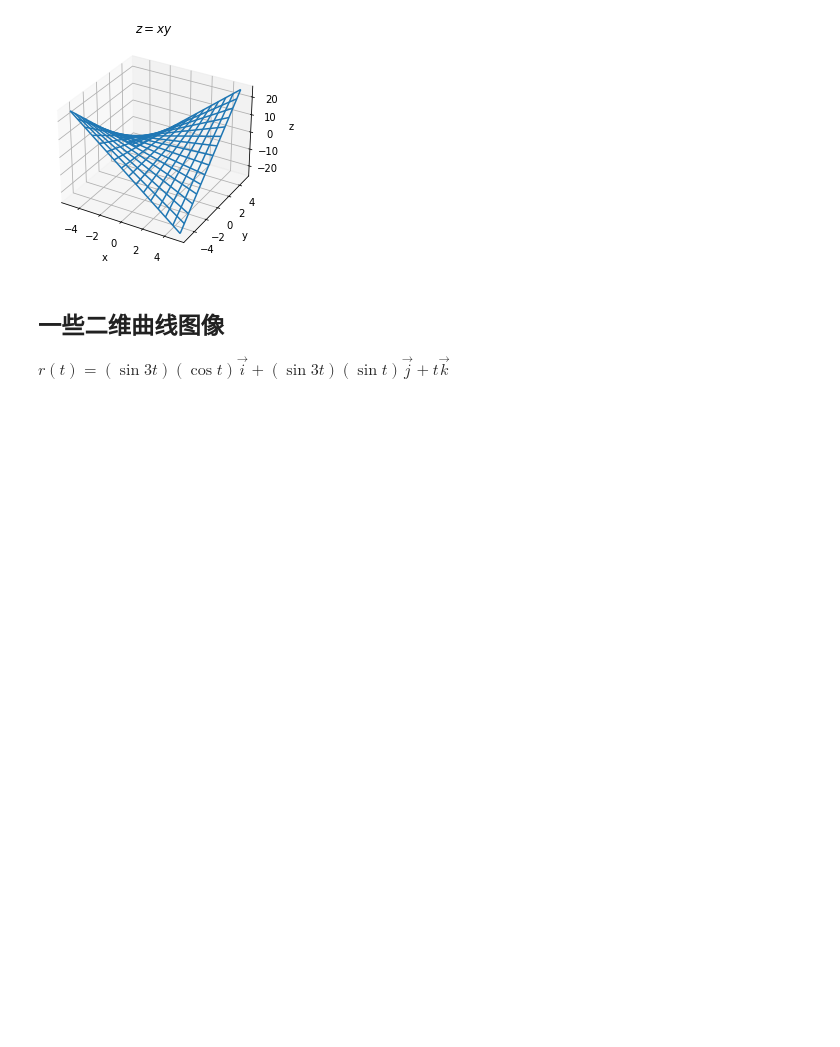
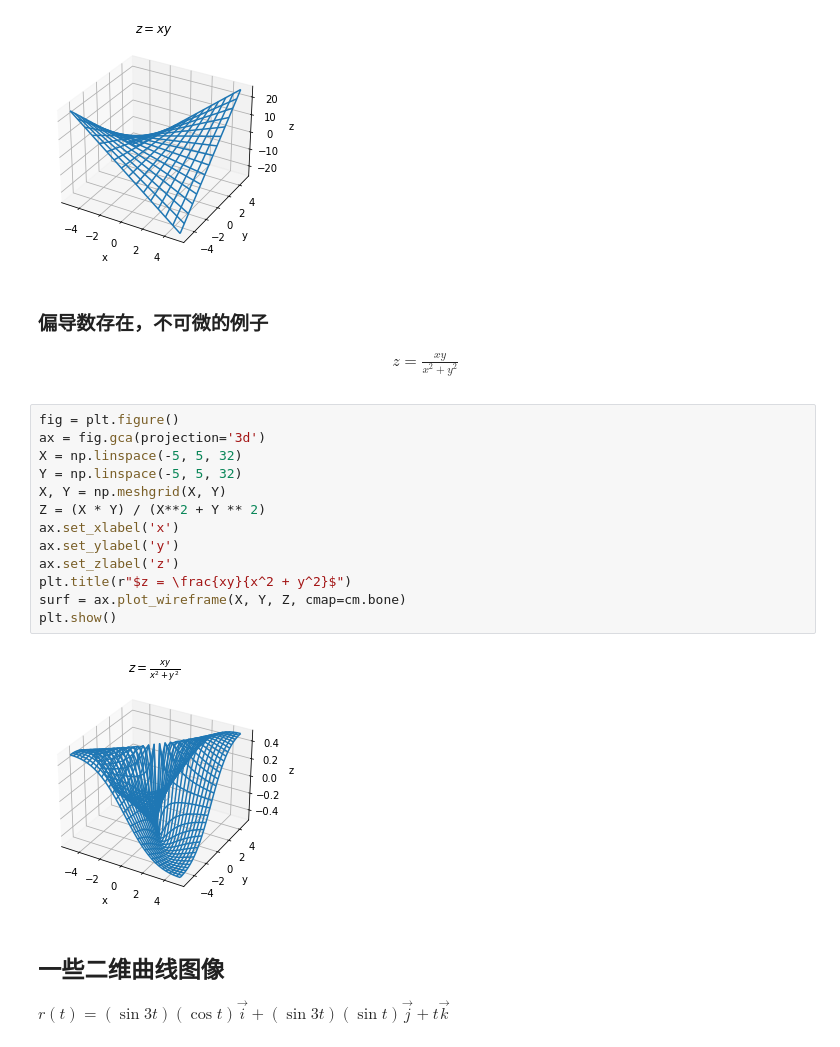
Before and after one commit to StevenBaby/archives, a Jupyter notebook: archives/数学理论/一些重要的函数图像.ipynb, the cells around one changed output. Cells and saved outputs as stored; diff of their text form; blank space fills up the shorter version.

Commit message:
update graph

```diff
--- a/archives/数学理论/一些重要的函数图像.ipynb
+++ b/archives/数学理论/一些重要的函数图像.ipynb
@@ -526,6 +526,29 @@ surf = ax.plot_wireframe(X, Y, Z, cmap=cm.Blues)
 plt.show()
 # %% [output]
 [figure]
+# %% [markdown]
+### 偏导数存在，不可微的例子
+
+$$
+\begin{aligned}
+z = \frac{xy}{x^2 + y^2}
+\end{aligned}
+$$
+# %%
+fig = plt.figure()
+ax = fig.gca(projection='3d')
+X = np.linspace(-5, 5, 32)
+Y = np.linspace(-5, 5, 32)
+X, Y = np.meshgrid(X, Y)
+Z = (X * Y) / (X**2 + Y ** 2)
+ax.set_xlabel('x')
+ax.set_ylabel('y')
+ax.set_zlabel('z')
+plt.title(r"$z = \frac{xy}{x^2 + y^2}$")
+surf = ax.plot_wireframe(X, Y, Z, cmap=cm.bone)
+plt.show()
+# %% [output]
+[figure, added]
 # %% [markdown]
 ## 一些二维曲线图像
 
```
